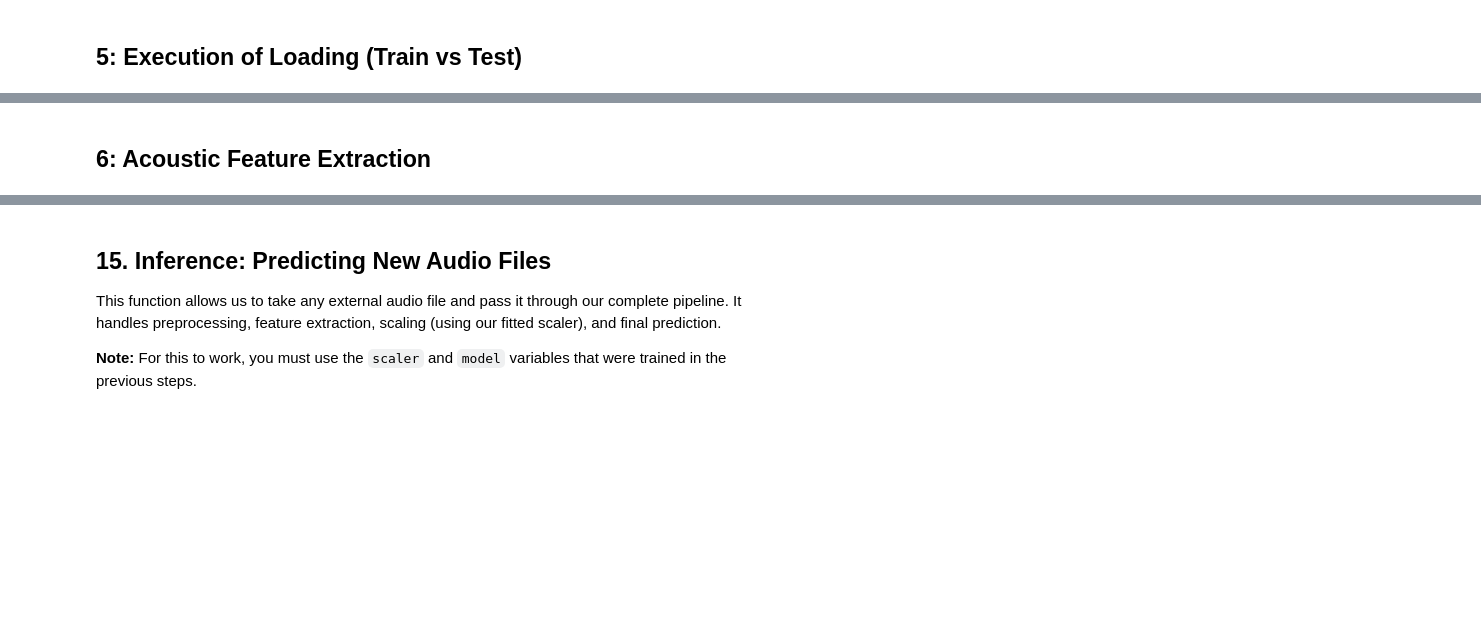
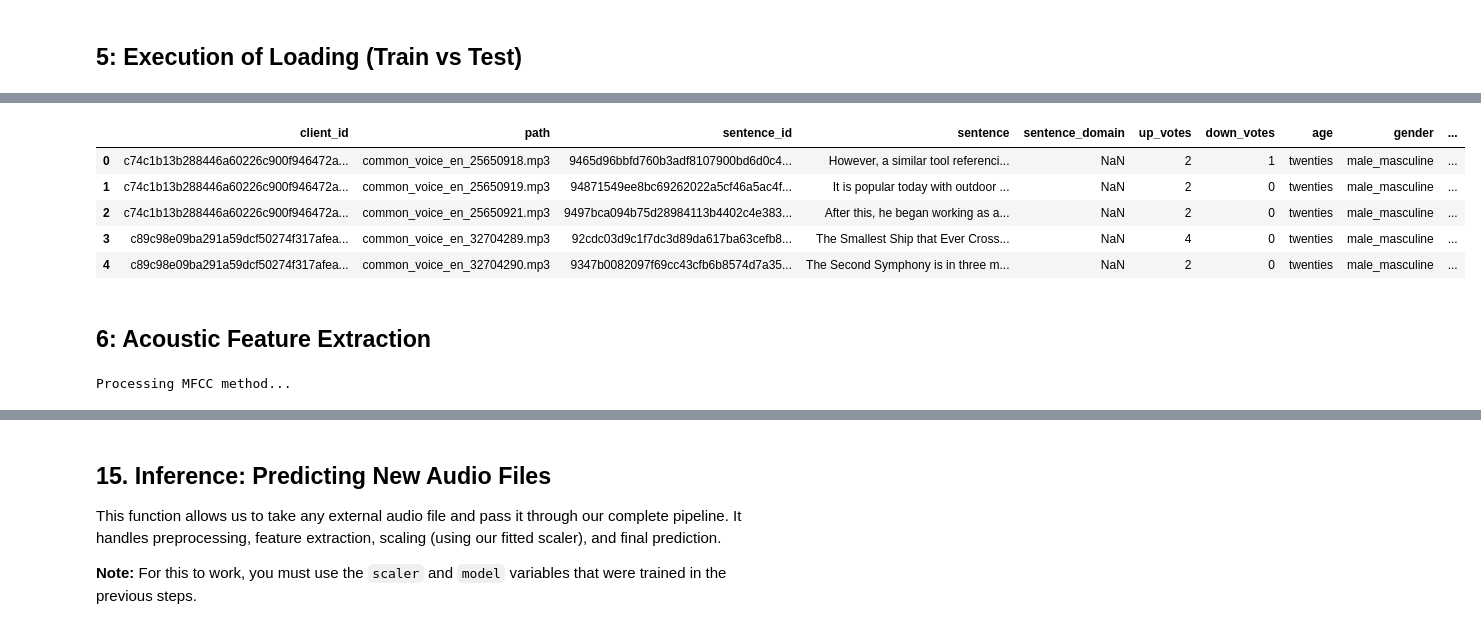
Before and after one commit to VictorHermosillo07/english-accent-classification, a Jupyter notebook: Final_Project_Accent_detection.ipynb, the cells around one changed output, grey strips where cells are left out. Drawn from its saved outputs; the diff is of its cells as text; code cells hidden in the pictures; blank space fills up the shorter version.

```diff
--- a/Final_Project_Accent_detection.ipynb
+++ b/Final_Project_Accent_detection.ipynb
@@ -66,10 +66,5 @@ ACCENT_MAPPING = {
 }
 
 # Sample counts for balancing
-SAMPLES_TRAIN = 1000
-SAMPLES_TEST = 200
-
-df = pd.read_csv(TRAIN_TSV, sep='\t')
-
-print("Exact names of the most common accents:")
-print(df['accents'].value_counts().head(10))
+SAMPLES_TRAIN = 6000
+SAMPLES_TEST = 1200
@@ -141,0 +111,14 @@ Loading complete. Train size: 4000 | Test size: 696
+# %%
+print("Exact names of the most common accents")
+raw_df = pd.read_csv(TRAIN_TSV, sep='\t', low_memory=False, usecols=['accents'])
+print(raw_df['accents'].value_counts().head(10))
+
+print("\nLoading Training data...")
+train_df = get_metadata(TRAIN_TSV, SAMPLES_TRAIN)
+X_train_raw, y_train = load_audio_files(train_df)
+
+print("Loading Testing data...")
+test_df = get_metadata(TEST_TSV, SAMPLES_TEST)
+X_test_raw, y_test = load_audio_files(test_df)
+
+print(f"Done! Training: {len(y_train)} audios | Testing: {len(y_test)} audios")
@@ -142,2 +143,11 @@ Loading complete. Train size: 4000 | Test size: 696
+# %%
+display(train_df.head())
+# %% [output]
+|  | client_id | path | sentence_id | sentence | sentence_domain | up_votes | down_votes | age | gender | ... |
+| 0 | c74c1b13b288446a60226c900f946472a... | common_voice_en_25650918.mp3 | 9465d96bbfd760b3adf8107900bd6d0c4... | However, a similar tool referenci... | NaN | 2 | 1 | twenties | male_masculine | ... |
+| 1 | c74c1b13b288446a60226c900f946472a... | common_voice_en_25650919.mp3 | 94871549ee8bc69262022a5cf46a5ac4f... | It is popular today with outdoor ... | NaN | 2 | 0 | twenties | male_masculine | ... |
+| 2 | c74c1b13b288446a60226c900f946472a... | common_voice_en_25650921.mp3 | 9497bca094b75d28984113b4402c4e383... | After this, he began working as a... | NaN | 2 | 0 | twenties | male_masculine | ... |
+| 3 | c89c98e09ba291a59dcf50274f317afea... | common_voice_en_32704289.mp3 | 92cdc03d9c1f7dc3d89da617ba63cefb8... | The Smallest Ship that Ever Cross... | NaN | 4 | 0 | twenties | male_masculine | ... |
+| 4 | c89c98e09ba291a59dcf50274f317afea... | common_voice_en_32704290.mp3 | 9347b0082097f69cc43cfb6b8574d7a35... | The Second Symphony is in three m... | NaN | 2 | 0 | twenties | male_masculine | ... |
 # %% [markdown]
 ## 6: Acoustic Feature Extraction
@@ -157 +154,16 @@ X_test_acc = extract_acoustic_features(X_test_raw)
+# %%
+def extract_mfcc(audio_list):
+    features = []
+    for audio in audio_list:
+        # Extract 40 base voice features and get their average
+        mfcc = librosa.feature.mfcc(y=audio, sr=TARGET_SR, n_mfcc=40)
+        mfcc_mean = np.mean(mfcc, axis=1)
+        features.append(mfcc_mean)
+    return np.array(features)
+
+print("Processing MFCC method...")
+X_train_mfcc = extract_mfcc(X_train_raw)
+X_test_mfcc = extract_mfcc(X_test_raw)
+# %% [output]
+Processing MFCC method...
 # %%
```
Also changed, not shown: parts of 9 cells of this notebook, 2 other files.
